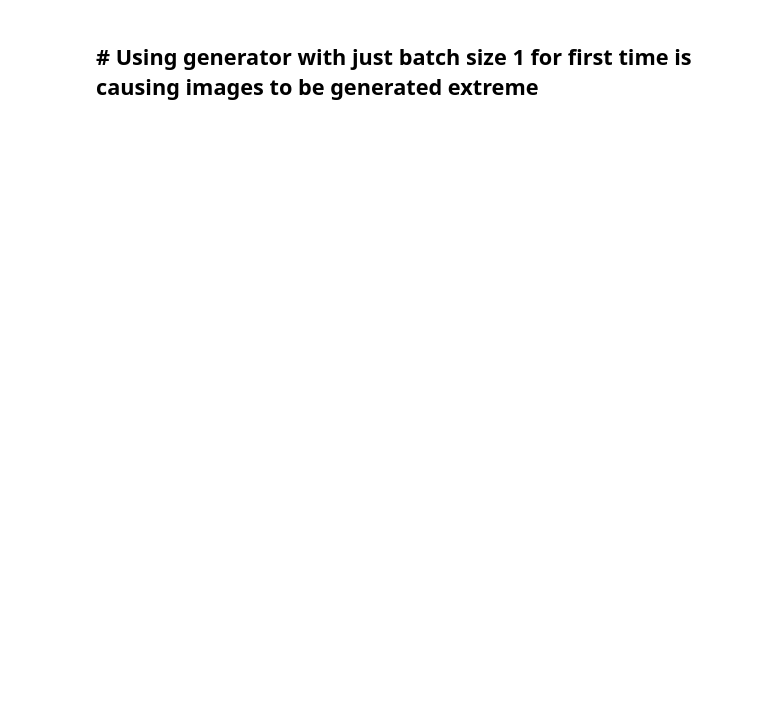
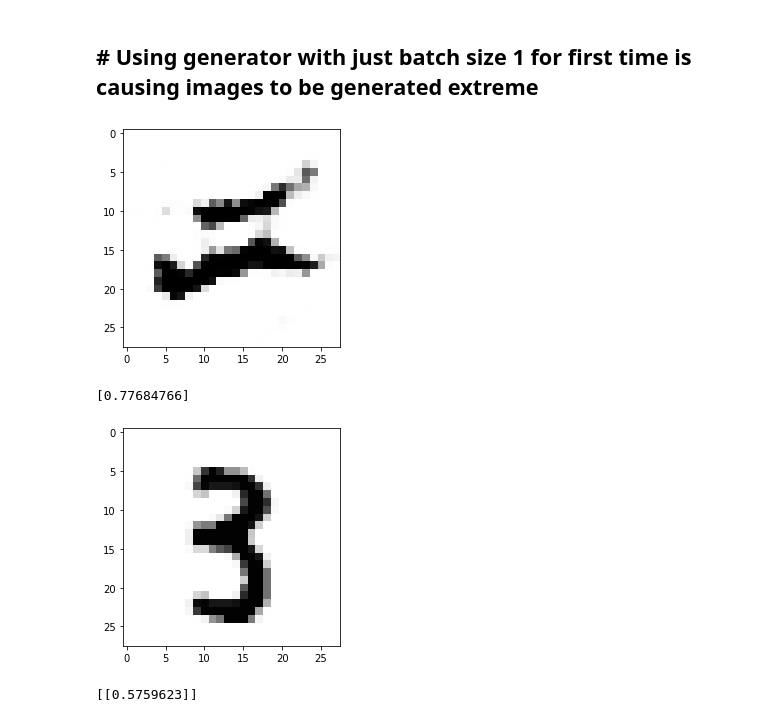
Before and after one commit to ShivamShrirao/GANs_from_scratch, a Jupyter notebook: DCGAN_mnist.ipynb, the cells around one changed output. Saved outputs shown, nothing was run; the diff lists cells and outputs as text; code cells hidden in the pictures; blank space fills up the shorter version.

```diff
--- a/DCGAN_mnist.ipynb
+++ b/DCGAN_mnist.ipynb
@@ -74,17 +72,17 @@ Non-trainable Params: 192
 # %%
 def discriminator():
     model=Sequential()
-    model.add(conv2d(32,kernel_size=3,stride=[2,2],activation=functions.leakyRelu,input_shape=(28,28,1)))
-#     model.add(max_pool())
-    model.add(dropout(0.25))
-    model.add(conv2d(64,kernel_size=3,stride=[2,2],activation=functions.leakyRelu))
-#     model.add(max_pool())
+    model.add(Conv2D(32,kernel_size=3,stride=[2,2],activation=functions.leakyRelu,input_shape=(28,28,1)))
+#     model.add(MaxPool())
+    model.add(Dropout(0.25))
+    model.add(Conv2D(64,kernel_size=3,stride=[2,2],activation=functions.leakyRelu))
+#     model.add(MaxPool())
     model.add(BatchNormalization())
-    model.add(dropout(0.25))
-    model.add(flatten())
-    model.add(dense(256,activation=functions.leakyRelu))
-    model.add(dropout(0.2))
-    model.add(dense(1,activation=functions.sigmoid))
+    model.add(Dropout(0.25))
+    model.add(Flatten())
+    model.add(Dense(256,activation=functions.leakyRelu))
+    model.add(Dropout(0.2))
+    model.add(Dense(1,activation=functions.sigmoid))
     return model
 d=discriminator()
 d.summary()
@@ -163,11 +181,16 @@ for epoch in range(epochs):
 # %% [markdown]
 ## # Using generator with just batch size 1 for first time is causing images to be generated extreme
 # %%
-noise=np.random.randn(128,100).astype(np.float32)
+noise=cp.random.randn(128,100,dtype=cp.float32)
 gen=g.predict(noise)
 gen_sample()
-img=X_train[np.random.randint(low=0,high=X_train.shape[0],size=1)]
-plt.imshow((img.reshape(28,28)+1)/2, cmap='Greys')
+img=X_train[cp.random.randint(low=0,high=X_train.shape[0],size=1)]
+plt.imshow(((img.reshape(28,28)+1)/2).get(), cmap='Greys')
 plt.show()
 print(d.predict(img))
+# %% [output]
+[figure, added]
+[0.77684766]
+[figure, added]
+[[0.5759623]]
 # %%
```
Also changed, not shown: parts of 9 cells of this notebook, 5 other files.
